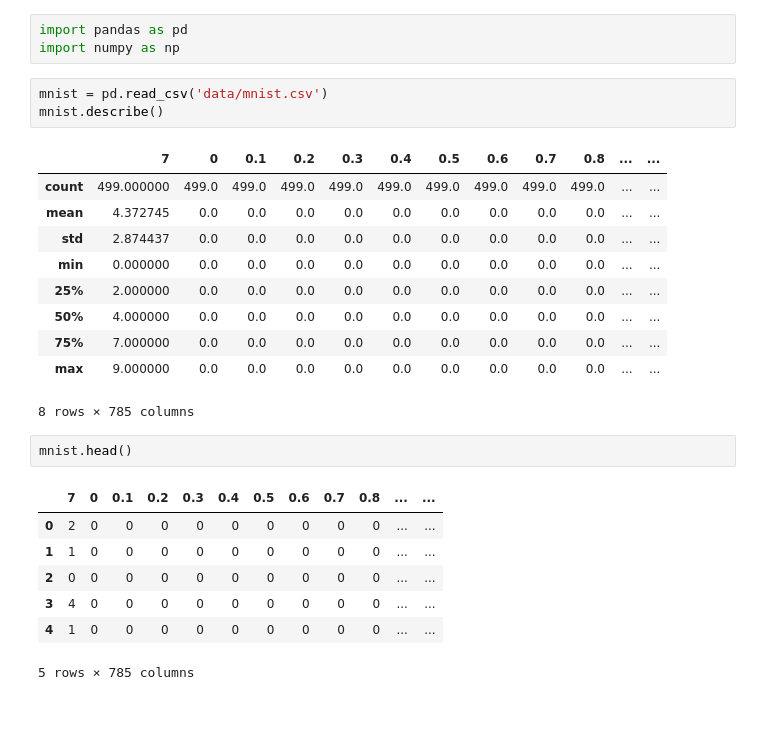
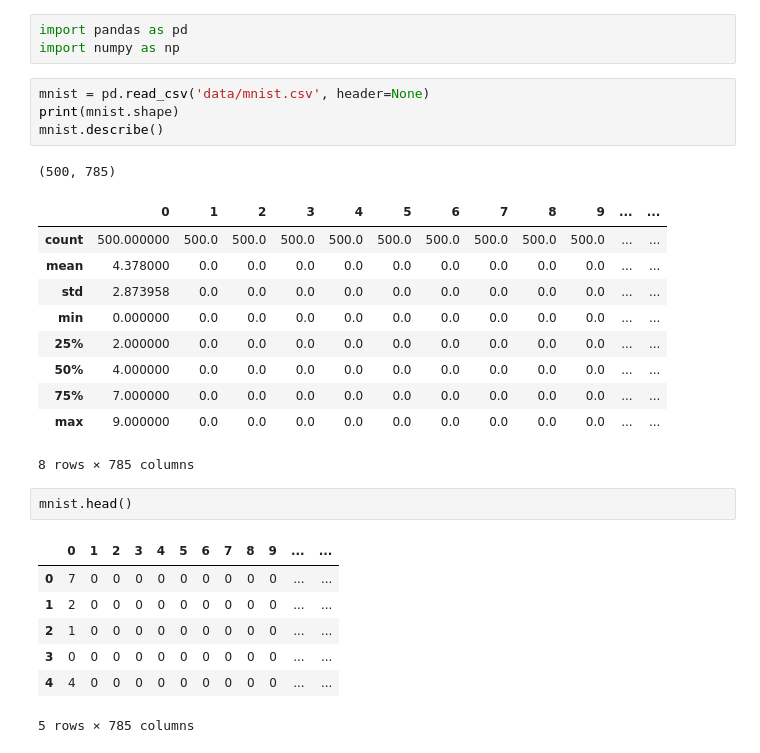
Before and after one commit to bohdanboiprav/GOIT, a Jupyter notebook: DATA SCIENCE/Week 6/HW_6.ipynb, the cells around one changed output. Saved outputs shown, nothing was run; the diff lists cells and outputs as text; blank space fills up the shorter version.

```diff
--- a/DATA SCIENCE/Week 6/HW_6.ipynb
+++ b/DATA SCIENCE/Week 6/HW_6.ipynb
@@ -2,26 +2,28 @@
 import pandas as pd
 import numpy as np
 # %%
-mnist = pd.read_csv('data/mnist.csv')
+mnist = pd.read_csv('data/mnist.csv', header=None)
+print(mnist.shape)
 mnist.describe()
 # %% [output]
+(500, 785)
-|  | 7 | 0 | 0.1 | 0.2 | 0.3 | 0.4 | 0.5 | 0.6 | 0.7 | 0.8 | ... | ... |
-| count | 499.000000 | 499.0 | 499.0 | 499.0 | 499.0 | 499.0 | 499.0 | 499.0 | 499.0 | 499.0 | ... | ... |
-| mean | 4.372745 | 0.0 | 0.0 | 0.0 | 0.0 | 0.0 | 0.0 | 0.0 | 0.0 | 0.0 | ... | ... |
-| std | 2.874437 | 0.0 | 0.0 | 0.0 | 0.0 | 0.0 | 0.0 | 0.0 | 0.0 | 0.0 | ... | ... |
+|  | 0 | 1 | 2 | 3 | 4 | 5 | 6 | 7 | 8 | 9 | ... | ... |
+| count | 500.000000 | 500.0 | 500.0 | 500.0 | 500.0 | 500.0 | 500.0 | 500.0 | 500.0 | 500.0 | ... | ... |
+| mean | 4.378000 | 0.0 | 0.0 | 0.0 | 0.0 | 0.0 | 0.0 | 0.0 | 0.0 | 0.0 | ... | ... |
+| std | 2.873958 | 0.0 | 0.0 | 0.0 | 0.0 | 0.0 | 0.0 | 0.0 | 0.0 | 0.0 | ... | ... |
 | min | 0.000000 | 0.0 | 0.0 | 0.0 | 0.0 | 0.0 | 0.0 | 0.0 | 0.0 | 0.0 | ... | ... |
 | 25% | 2.000000 | 0.0 | 0.0 | 0.0 | 0.0 | 0.0 | 0.0 | 0.0 | 0.0 | 0.0 | ... | ... |
 | 50% | 4.000000 | 0.0 | 0.0 | 0.0 | 0.0 | 0.0 | 0.0 | 0.0 | 0.0 | 0.0 | ... | ... |
 | 75% | 7.000000 | 0.0 | 0.0 | 0.0 | 0.0 | 0.0 | 0.0 | 0.0 | 0.0 | 0.0 | ... | ... |
 | max | 9.000000 | 0.0 | 0.0 | 0.0 | 0.0 | 0.0 | 0.0 | 0.0 | 0.0 | 0.0 | ... | ... |
-8 rows × 785 columns
+8 rows × 785 columns
 # %%
 mnist.head()
 # %% [output]
-|  | 7 | 0 | 0.1 | 0.2 | 0.3 | 0.4 | 0.5 | 0.6 | 0.7 | 0.8 | ... | ... |
-| 0 | 2 | 0 | 0 | 0 | 0 | 0 | 0 | 0 | 0 | 0 | ... | ... |
-| 1 | 1 | 0 | 0 | 0 | 0 | 0 | 0 | 0 | 0 | 0 | ... | ... |
-| 2 | 0 | 0 | 0 | 0 | 0 | 0 | 0 | 0 | 0 | 0 | ... | ... |
-| 3 | 4 | 0 | 0 | 0 | 0 | 0 | 0 | 0 | 0 | 0 | ... | ... |
-| 4 | 1 | 0 | 0 | 0 | 0 | 0 | 0 | 0 | 0 | 0 | ... | ... |
+|  | 0 | 1 | 2 | 3 | 4 | 5 | 6 | 7 | 8 | 9 | ... | ... |
+| 0 | 7 | 0 | 0 | 0 | 0 | 0 | 0 | 0 | 0 | 0 | ... | ... |
+| 1 | 2 | 0 | 0 | 0 | 0 | 0 | 0 | 0 | 0 | 0 | ... | ... |
+| 2 | 1 | 0 | 0 | 0 | 0 | 0 | 0 | 0 | 0 | 0 | ... | ... |
+| 3 | 0 | 0 | 0 | 0 | 0 | 0 | 0 | 0 | 0 | 0 | ... | ... |
+| 4 | 4 | 0 | 0 | 0 | 0 | 0 | 0 | 0 | 0 | 0 | ... | ... |
 5 rows × 785 columns
```
Also changed, not shown: parts of 6 cells of this notebook.
